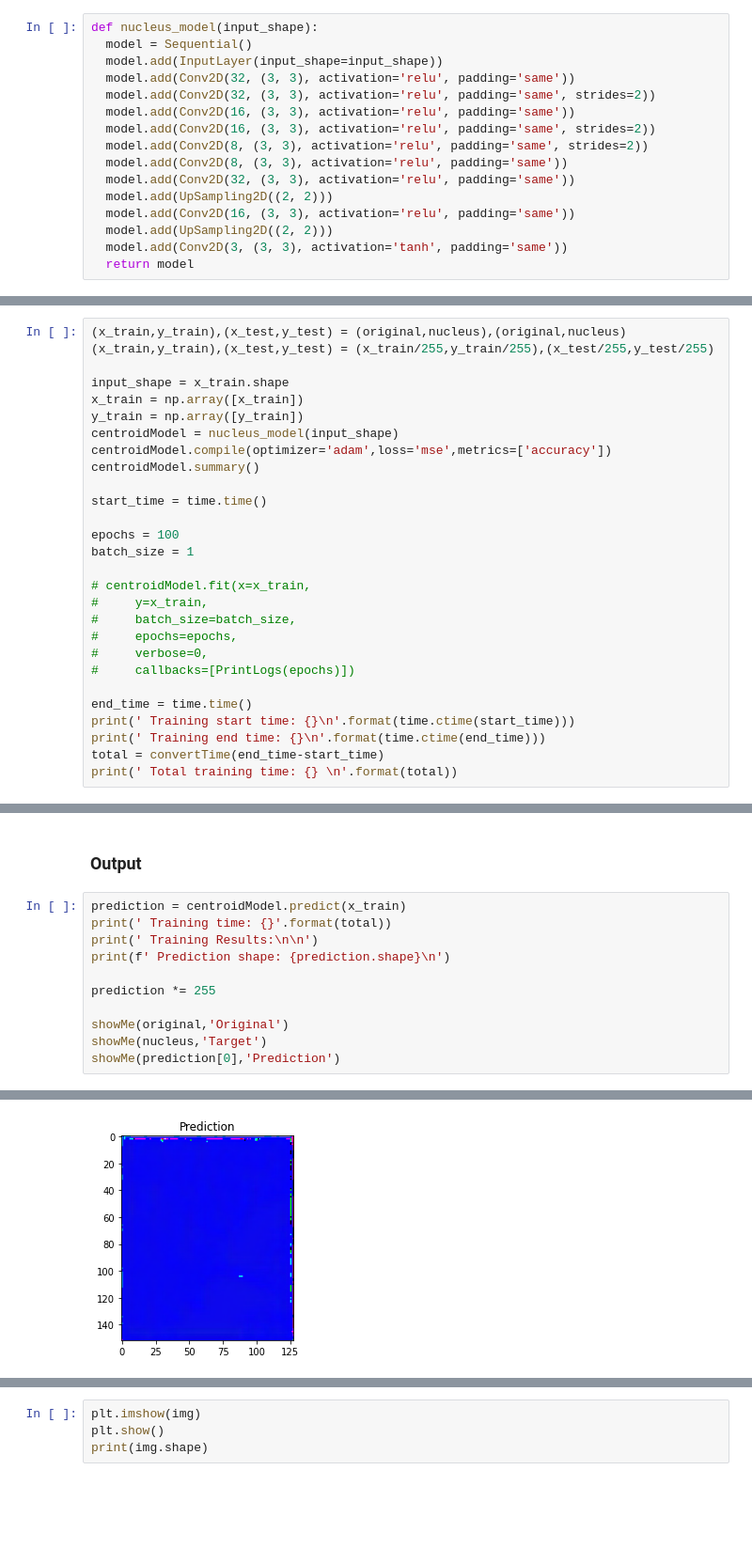
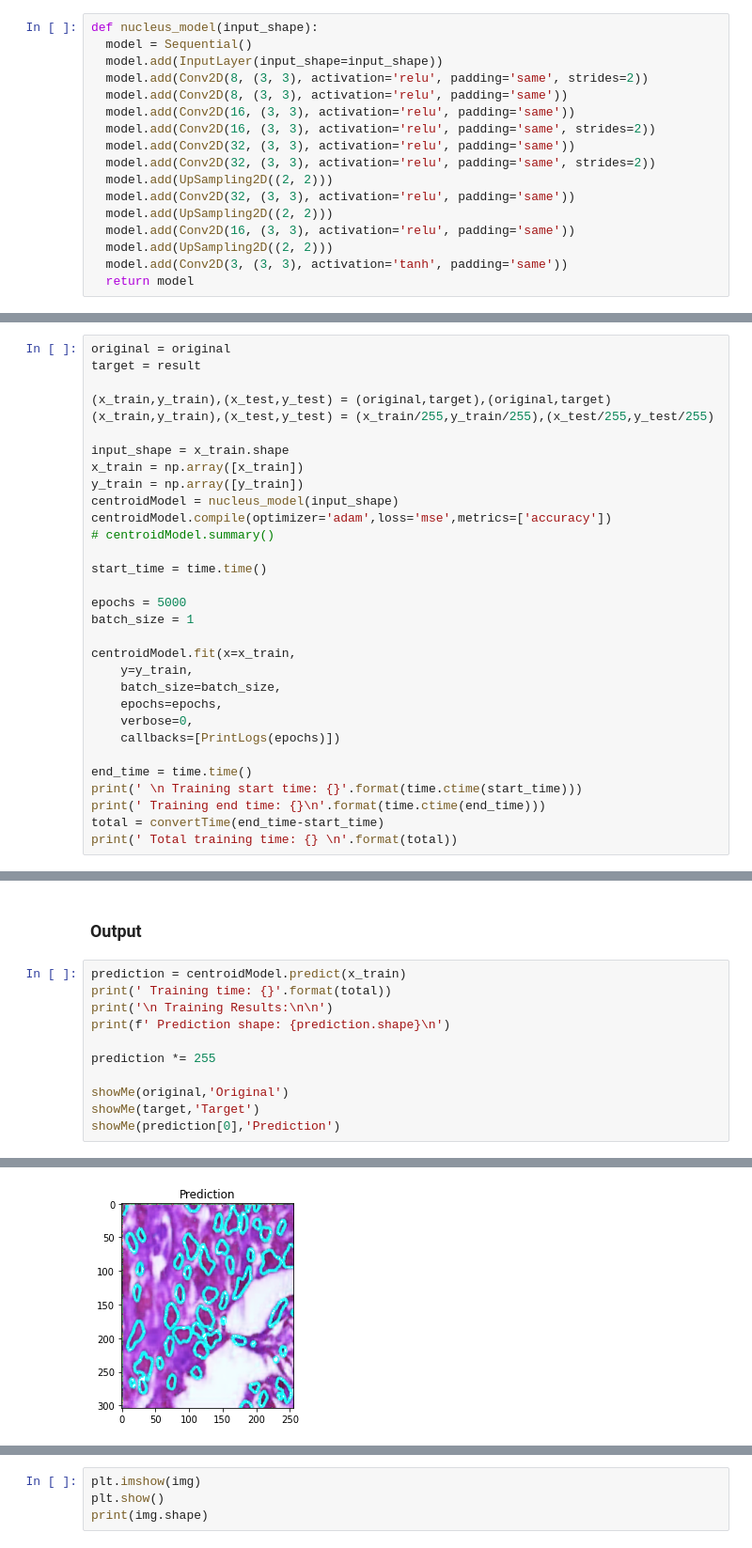
Before and after one commit to Baeji1/Level-Set, a Jupyter notebook: Image_Test.ipynb, the cells around one changed output, grey strips where cells are left out. Shown: that part at 94% size. Drawn from its saved outputs; the diff is of its cells as text; blank space fills up the shorter version.

```diff
--- a/Image_Test.ipynb
+++ b/Image_Test.ipynb
@@ -106,12 +119,13 @@ print(' Loaded all sub-images with shape {}\n\n'.format(original.shape))
 def nucleus_model(input_shape):
   model = Sequential()
   model.add(InputLayer(input_shape=input_shape))
+  model.add(Conv2D(8, (3, 3), activation='relu', padding='same', strides=2))
+  model.add(Conv2D(8, (3, 3), activation='relu', padding='same'))
+  model.add(Conv2D(16, (3, 3), activation='relu', padding='same'))
+  model.add(Conv2D(16, (3, 3), activation='relu', padding='same', strides=2))
   model.add(Conv2D(32, (3, 3), activation='relu', padding='same'))
   model.add(Conv2D(32, (3, 3), activation='relu', padding='same', strides=2))
-  model.add(Conv2D(16, (3, 3), activation='relu', padding='same'))
-  model.add(Conv2D(16, (3, 3), activation='relu', padding='same', strides=2))
-  model.add(Conv2D(8, (3, 3), activation='relu', padding='same', strides=2))
-  model.add(Conv2D(8, (3, 3), activation='relu', padding='same'))
+  model.add(UpSampling2D((2, 2)))
   model.add(Conv2D(32, (3, 3), activation='relu', padding='same'))
   model.add(UpSampling2D((2, 2)))
   model.add(Conv2D(16, (3, 3), activation='relu', padding='same'))
@@ -121,7 +135,10 @@ def nucleus_model(input_shape):
 # %% [markdown]
 ### Training
 # %%
-(x_train,y_train),(x_test,y_test) = (original,nucleus),(original,nucleus)
+original = original
+target = result
+
+(x_train,y_train),(x_test,y_test) = (original,target),(original,target)
 (x_train,y_train),(x_test,y_test) = (x_train/255,y_train/255),(x_test/255,y_test/255)
 
 input_shape = x_train.shape
@@ -129,22 +146,22 @@ x_train = np.array([x_train])
 y_train = np.array([y_train])
 centroidModel = nucleus_model(input_shape)
 centroidModel.compile(optimizer='adam',loss='mse',metrics=['accuracy'])
-centroidModel.summary()
+# centroidModel.summary()
 
 start_time = time.time()
 
-epochs = 100
+epochs = 5000
 batch_size = 1
 
-# centroidModel.fit(x=x_train,
-#     y=x_train,
-#     batch_size=batch_size,
-#     epochs=epochs,
-#     verbose=0,
-#     callbacks=[PrintLogs(epochs)])
+centroidModel.fit(x=x_train,
+    y=y_train,
+    batch_size=batch_size,
+    epochs=epochs,
+    verbose=0,
+    callbacks=[PrintLogs(epochs)])
 
 end_time = time.time()
-print(' Training start time: {}\n'.format(time.ctime(start_time)))
+print(' \n Training start time: {}'.format(time.ctime(start_time)))
 print(' Training end time: {}\n'.format(time.ctime(end_time)))
 total = convertTime(end_time-start_time)
 print(' Total training time: {} \n'.format(total))
@@ -171,12 +177,12 @@ _________________________________________________________________
 # %%
 prediction = centroidModel.predict(x_train)
 print(' Training time: {}'.format(total))
-print(' Training Results:\n\n')
+print('\n Training Results:\n\n')
 print(f' Prediction shape: {prediction.shape}\n')
 
 prediction *= 255
 
 showMe(original,'Original')
-showMe(nucleus,'Target')
+showMe(target,'Target')
 showMe(prediction[0],'Prediction')
 # %% [output]
@@ -191,2 +198,2 @@ showMe(prediction[0],'Prediction')
 (304, 256, 3)
-[figure, old version]
+[figure, new version]
```
Also changed, not shown: parts of 7 cells of this notebook.
